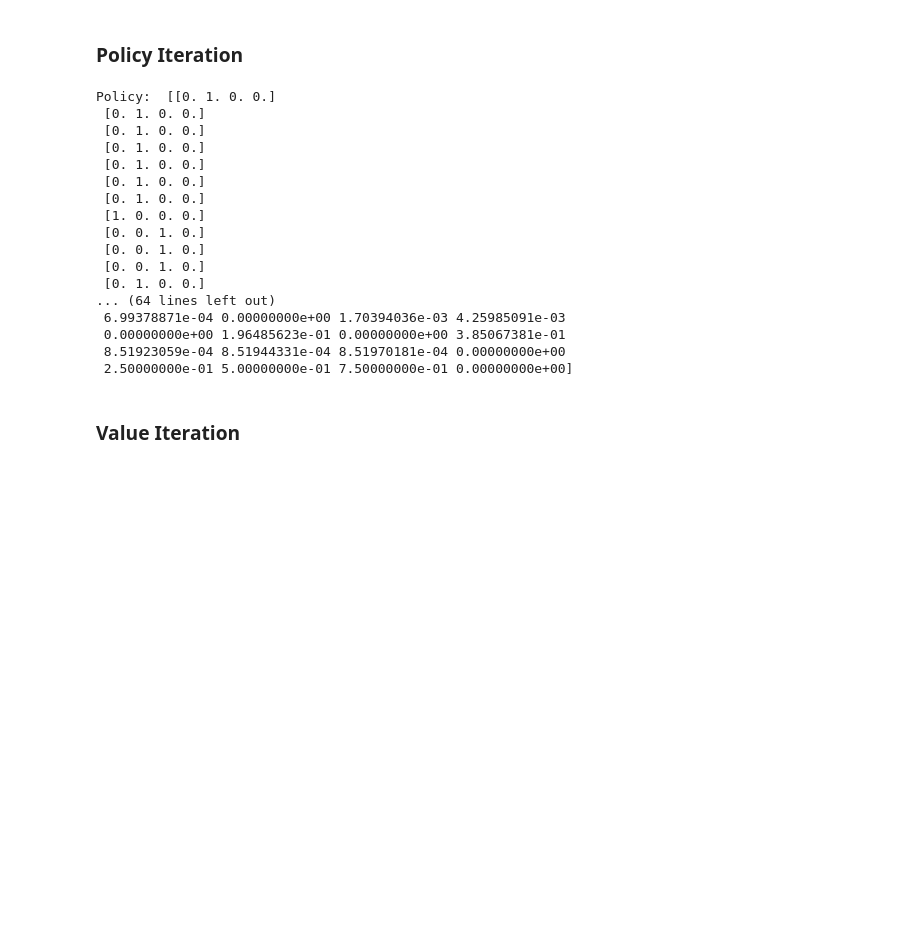
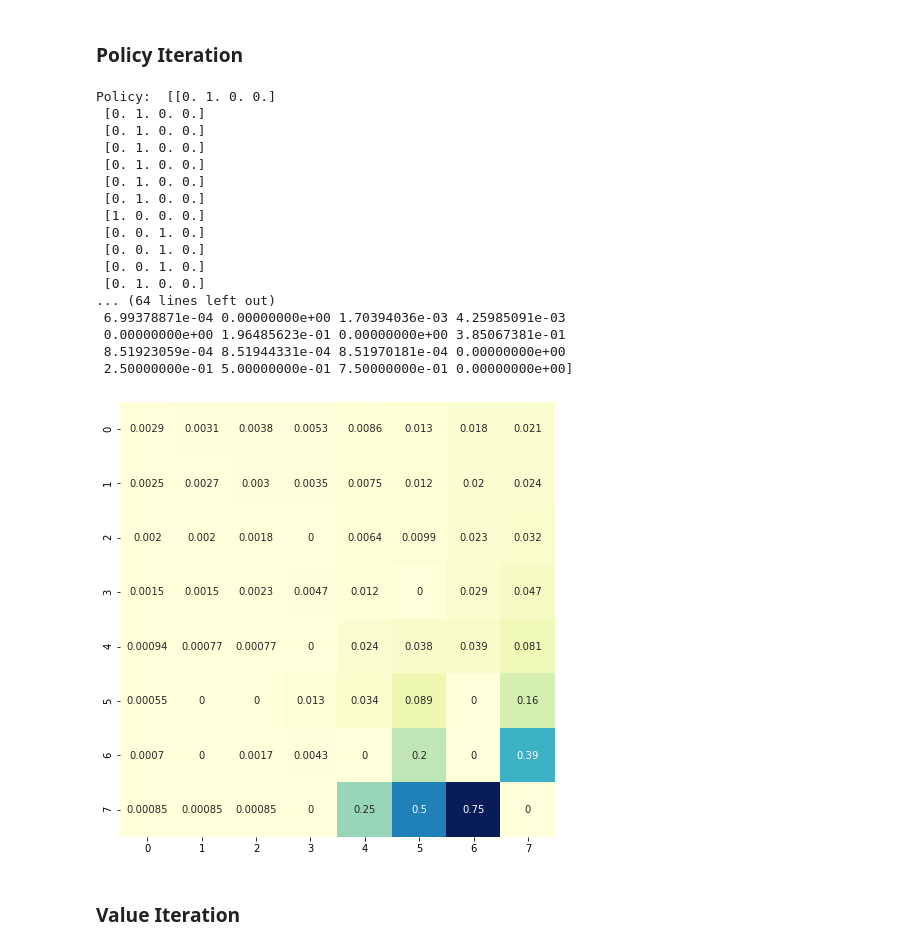
Before and after one commit to Daketey/Dynamic-Programming-RL, a Jupyter notebook: Dynamic_Programming_RL.ipynb, the cells around one changed output. Drawn from its saved outputs; the diff is of its cells as text; code cells hidden in the pictures; blank space fills up the shorter version.

```diff
--- a/Dynamic_Programming_RL.ipynb
+++ b/Dynamic_Programming_RL.ipynb
@@ -136,25 +136,28 @@ def policy_iteration(env , discount_factor=1.0):
 # %%
 policy , V = policy_iteration(env)
 print("Policy: ", policy)
 print("Value: " , V)
+plt.figure(figsize=(8, 8))
+sns.heatmap(V.reshape(8, 8),  cmap="YlGnBu", annot=True, cbar=False, square=True);
 # %% [output]
 Policy:  [[0. 1. 0. 0.]
  [0. 1. 0. 0.]
  [0. 1. 0. 0.]
  [0. 1. 0. 0.]
  [0. 1. 0. 0.]
  [0. 1. 0. 0.]
  [0. 1. 0. 0.]
  [1. 0. 0. 0.]
  [0. 0. 1. 0.]
  [0. 0. 1. 0.]
  [0. 0. 1. 0.]
  [0. 1. 0. 0.]
 ... (64 lines left out)
  6.99378871e-04 0.00000000e+00 1.70394036e-03 4.25985091e-03
  0.00000000e+00 1.96485623e-01 0.00000000e+00 3.85067381e-01
  8.51923059e-04 8.51944331e-04 8.51970181e-04 0.00000000e+00
  2.50000000e-01 5.00000000e-01 7.50000000e-01 0.00000000e+00]
+[figure, added]
 # %% [markdown]
 ### Value Iteration
 # %%
```
Also changed, not shown: parts of 8 cells of this notebook.
